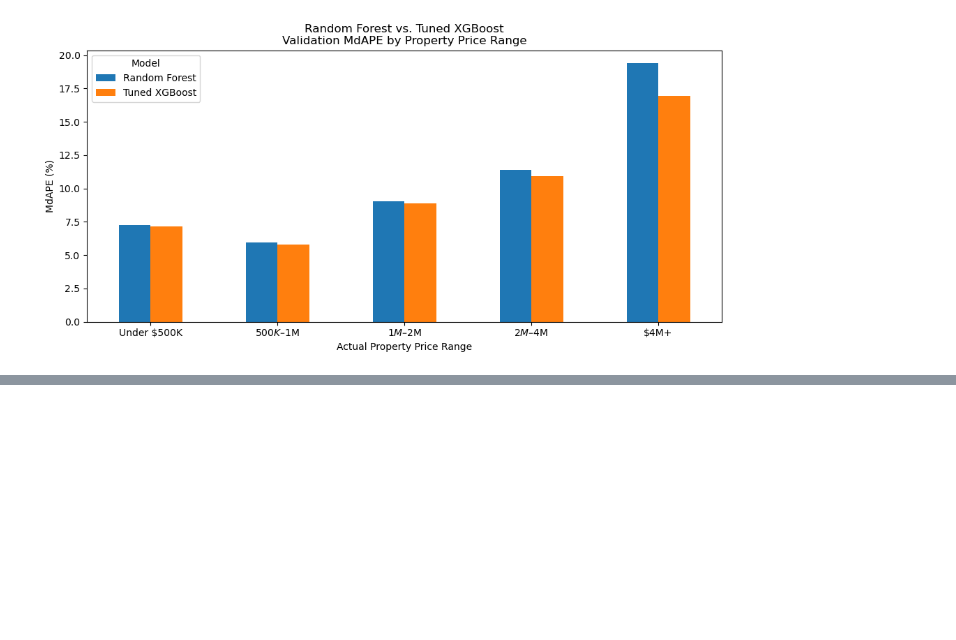
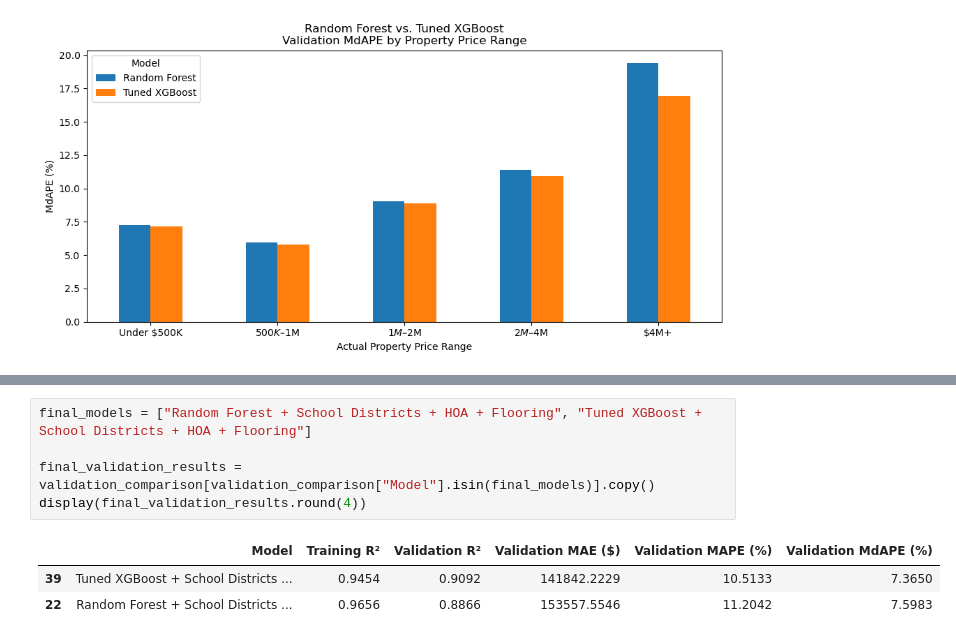
Before and after one commit to Jehad142/IDX-Exchange-Data-Science, a Jupyter notebook: notebooks/06_evaluation.ipynb, the cells around one changed output, grey strips where cells are left out. Cells and saved outputs as stored; diff of their text form; blank space fills up the shorter version.

```diff
--- a/notebooks/06_evaluation.ipynb
+++ b/notebooks/06_evaluation.ipynb
@@ -191,0 +314,9 @@ Final performance will be assessed using R², MAE, MAPE, and MdAPE, including pr
+# %%
+final_models = ["Random Forest + School Districts + HOA + Flooring", "Tuned XGBoost + School Districts + HOA + Flooring"]
+
+final_validation_results = validation_comparison[validation_comparison["Model"].isin(final_models)].copy()
+display(final_validation_results.round(4))
+# %% [output]
+|  | Model | Training R² | Validation R² | Validation MAE ($) | Validation MAPE (%) | Validation MdAPE (%) |
+| 39 | Tuned XGBoost + School Districts ... | 0.9454 | 0.9092 | 141842.2229 | 10.5133 | 7.3650 |
+| 22 | Random Forest + School Districts ... | 0.9656 | 0.8866 | 153557.5546 | 11.2042 | 7.5983 |
```
Also changed, not shown: parts of 17 cells of this notebook.
